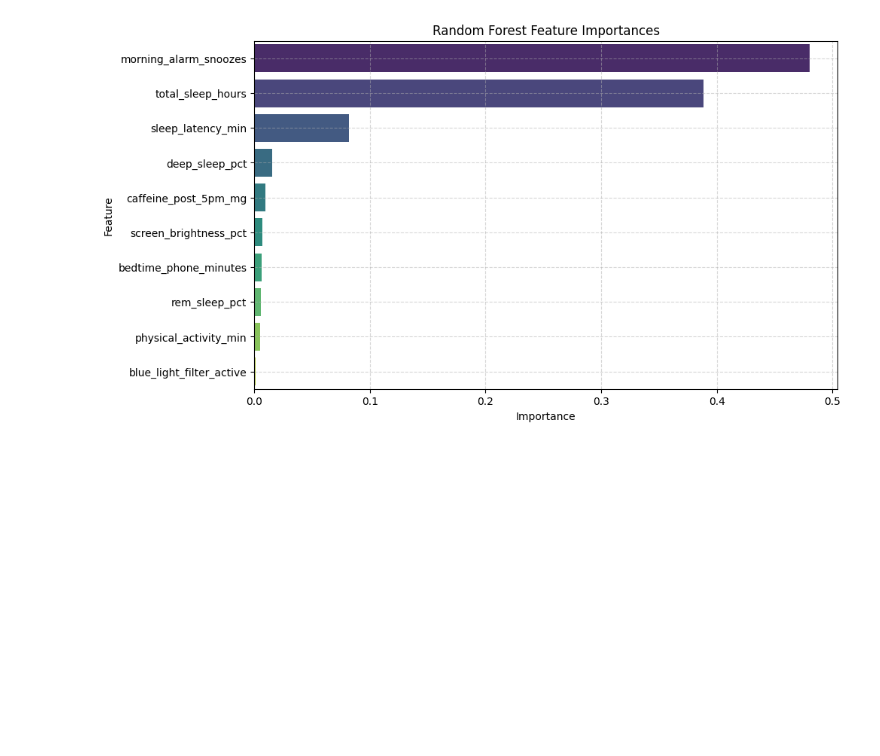
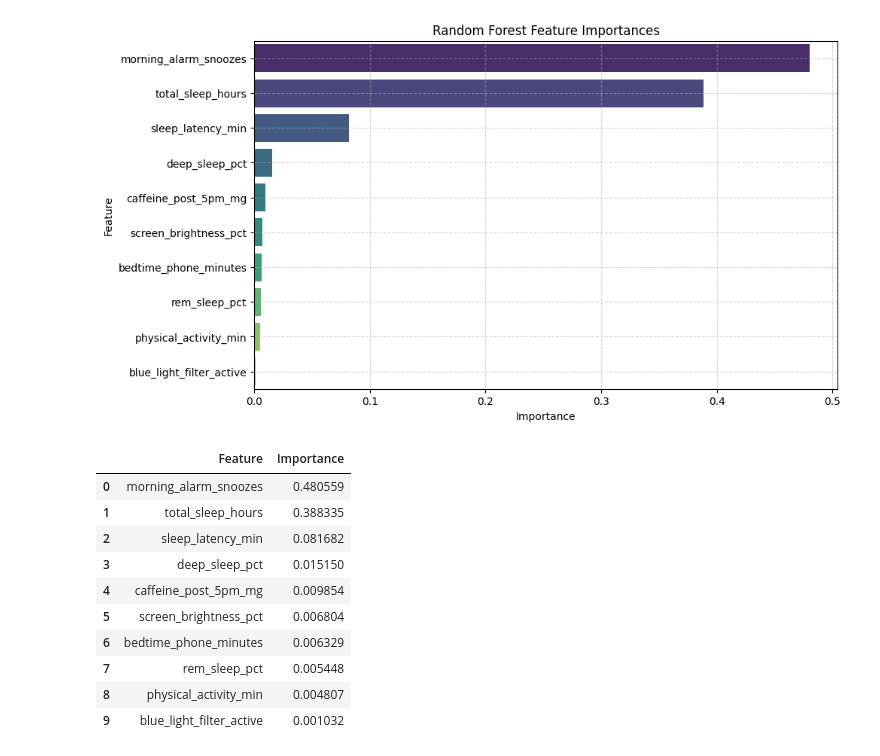
Before and after one commit to veryze/sleep-optimisation, a Jupyter notebook: Project.ipynb, the cells around one changed output. Cells and saved outputs as stored; diff of their text form; code cells hidden in the pictures; blank space fills up the shorter version.

```diff
--- a/Project.ipynb
+++ b/Project.ipynb
@@ -456,3 +456,23 @@ plt.show()
 Random Forest - Mean Squared Error (MSE): 0.3637
 Random Forest - R-squared (R2 Score): 0.9495
 [figure]
+# %%
+# display random forest feature importance in numbers
+rf_importances = pd.DataFrame({
+    'Feature': X_train.columns,
+    'Importance': rf_model.feature_importances_
+}).sort_values(by='Importance', ascending=False).reset_index(drop=True)
+
+display(rf_importances)
+# %% [output]
+|  | Feature | Importance |
+| 0 | morning_alarm_snoozes | 0.480559 |
+| 1 | total_sleep_hours | 0.388335 |
+| 2 | sleep_latency_min | 0.081682 |
+| 3 | deep_sleep_pct | 0.015150 |
+| 4 | caffeine_post_5pm_mg | 0.009854 |
+| 5 | screen_brightness_pct | 0.006804 |
+| 6 | bedtime_phone_minutes | 0.006329 |
+| 7 | rem_sleep_pct | 0.005448 |
+| 8 | physical_activity_min | 0.004807 |
+| 9 | blue_light_filter_active | 0.001032 |
```
